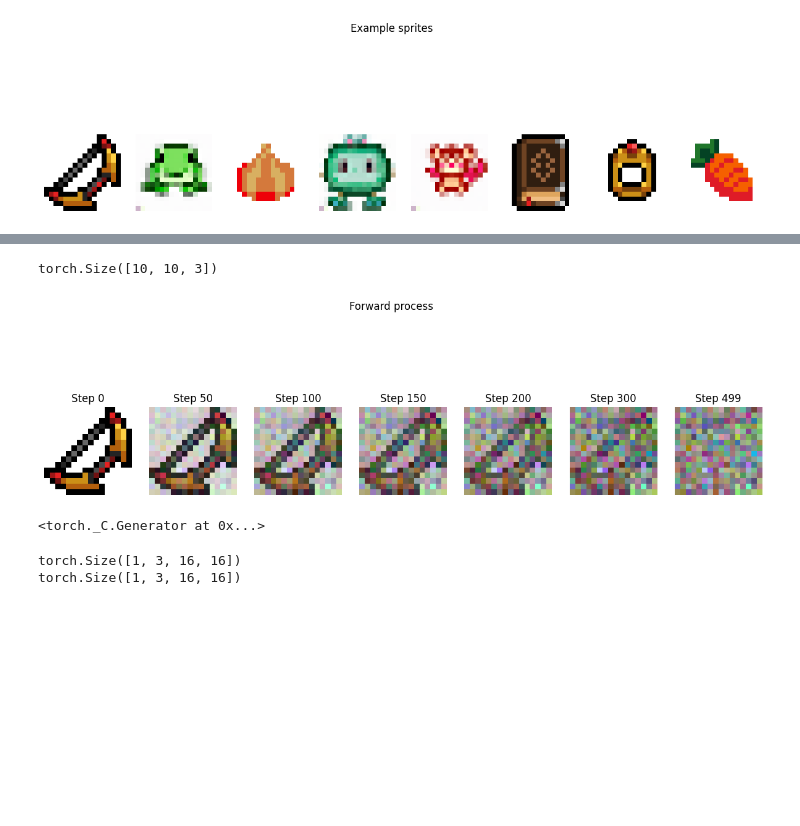
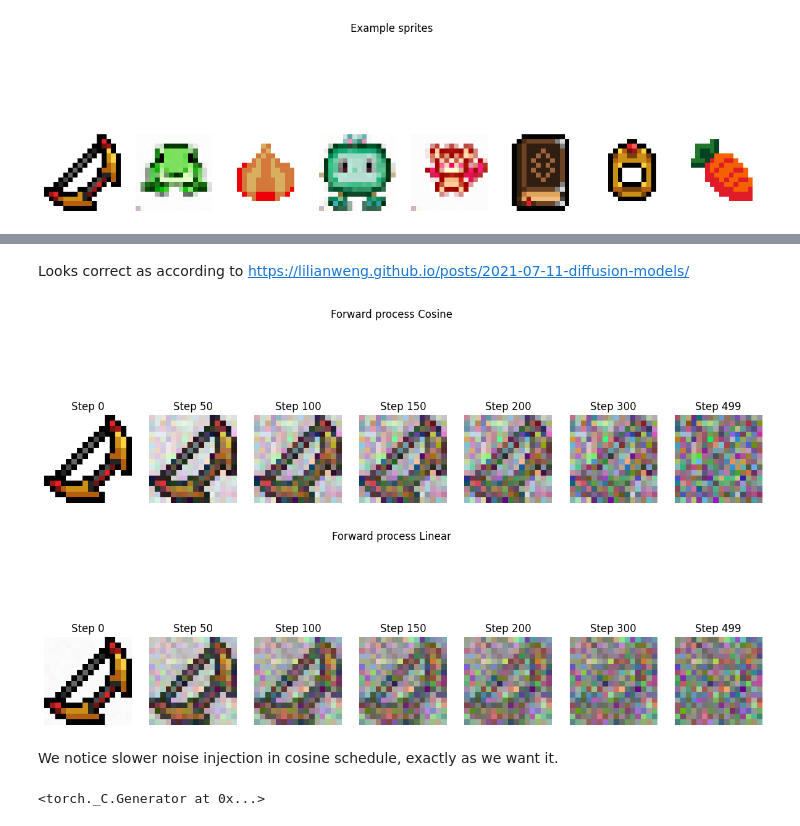
Before and after one commit to martinaegidius/ADLCV, a Jupyter notebook: week3_diffusion/exercise/playground.ipynb, the cells around one changed output, grey strips where cells are left out. Drawn from its saved outputs; the diff is of its cells as text; code cells hidden in the pictures; blank space fills up the shorter version.

```diff
--- a/week3_diffusion/exercise/playground.ipynb
+++ b/week3_diffusion/exercise/playground.ipynb
@@ -106,37 +106,37 @@ tensor([  0.,   1.,   2.,   3.,   4.,   5.,   6.,   7.,   8.,   9.,  10.,  11.,
-# %%
-stds = torch.eye(10)
-stds = stds.unsqueeze(-1)
-stds = stds.repeat(1,1,3) #for each channel
-sample = torch.normal(mean = torch.Tensor([0]),std=stds)
-print(sample.shape)
-# %% [output]
-torch.Size([10, 10, 3])
+# %% [markdown]
+Looks correct as according to
+https://lilianweng.github.io/posts/2021-07-11-diffusion-models/
+# %%
+
+################## Forward process ##################
+# TASK 2: Implement it in the diffusion class
+xt, noise = diffusion.q_sample(x0, t)
+#####################################################
+
+noised_images = np.stack([im_normalize(tens2image(xt[idx].cpu())) for idx in range(t.shape[0])], axis=0)
+show(noised_images, title='Forward process Cosine', fig_titles=fig_titles, save_path='assets/forward.png')
+
+#compare to linear
+xt, noise = diffusionLin.q_sample(x0, t)
+#####################################################
+
+noised_images = np.stack([im_normalize(tens2image(xt[idx].cpu())) for idx in range(t.shape[0])], axis=0)
+show(noised_images, title='Forward process Linear', fig_titles=fig_titles, save_path='assets/forward.png')
+# %% [output]
+[figure, added]
+[figure, added]
+# %% [markdown]
+We notice slower noise injection in cosine schedule, exactly as we want it.
 # %%
 
-    ################## Forward process ##################
-    # TASK 2: Implement it in the diffusion class
-    xt, noise = diffusion.q_sample(x0, t)
-    #####################################################
-
-    noised_images = np.stack([im_normalize(tens2image(xt[idx].cpu())) for idx in range(t.shape[0])], axis=0)
-    show(noised_images, title='Forward process', fig_titles=fig_titles, save_path='assets/forward.png')
-
-    ################## Inverse process ##################
-    model = UNet(device=device)
-    model.eval()
-    model.to(device)
-    model.load_state_dict(torch.load('models/weights-59epochs-full-dataset.pt', map_location=device)) # load the given model
-    torch.manual_seed(seed)
+################## Inverse process ##################
+model = UNet(device=device)
+model.eval()
+model.to(device)
+model.load_state_dict(torch.load('models/weights-59epochs-full-dataset.pt', map_location=device)) # load the given model
+torch.manual_seed(seed)
 # %% [output]
-[figure, removed]
 <torch._C.Generator at 0x...>
-# %%
-pred = model(x0,torch.Tensor([0]))
-print(pred.shape)
-print(x0.shape)
-# %% [output]
-torch.Size([1, 3, 16, 16])
-torch.Size([1, 3, 16, 16])
 # %%
 
 # TASK 3: Implement it in the diffusion class
```
Also changed, not shown: parts of 3 cells of this notebook, 16 other files.
